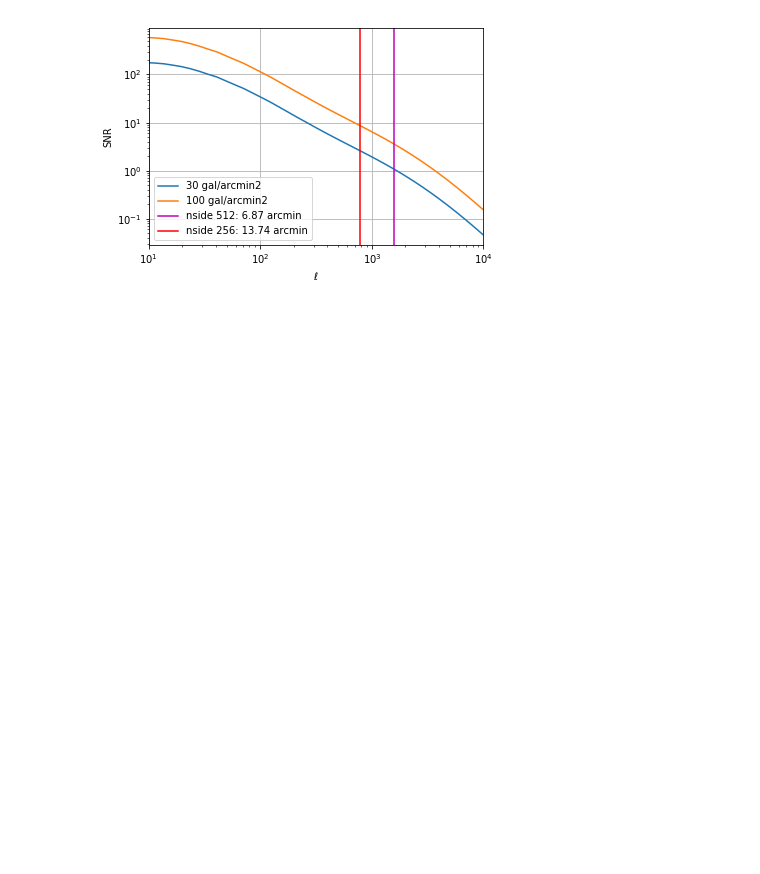
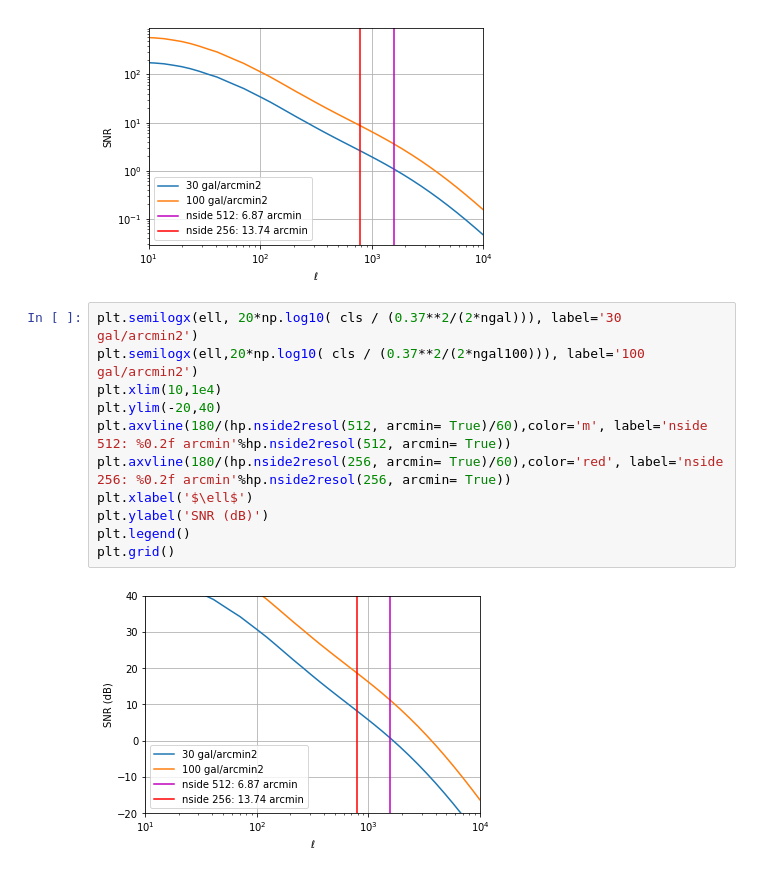
Before and after one commit to EiffL/lensing-snr, a Jupyter notebook: Lensing SNR.ipynb, the cells around one changed output. Cells and saved outputs as stored; diff of their text form; blank space fills up the shorter version.

```diff
--- a/Lensing SNR.ipynb
+++ b/Lensing SNR.ipynb
@@ -60,3 +60,16 @@ plt.legend()
 plt.grid()
 # %% [output]
 [figure]
+# %%
+plt.semilogx(ell, 20*np.log10( cls / (0.37**2/(2*ngal))), label='30 gal/arcmin2')
+plt.semilogx(ell,20*np.log10( cls / (0.37**2/(2*ngal100))), label='100 gal/arcmin2')
+plt.xlim(10,1e4)
+plt.ylim(-20,40)
+plt.axvline(180/(hp.nside2resol(512, arcmin= True)/60),color='m', label='nside 512: %0.2f arcmin'%hp.nside2resol(512, arcmin= True))
+plt.axvline(180/(hp.nside2resol(256, arcmin= True)/60),color='red', label='nside 256: %0.2f arcmin'%hp.nside2resol(256, arcmin= True))
+plt.xlabel('$\ell$')
+plt.ylabel('SNR (dB)')
+plt.legend()
+plt.grid()
+# %% [output]
+[figure, added]
```
